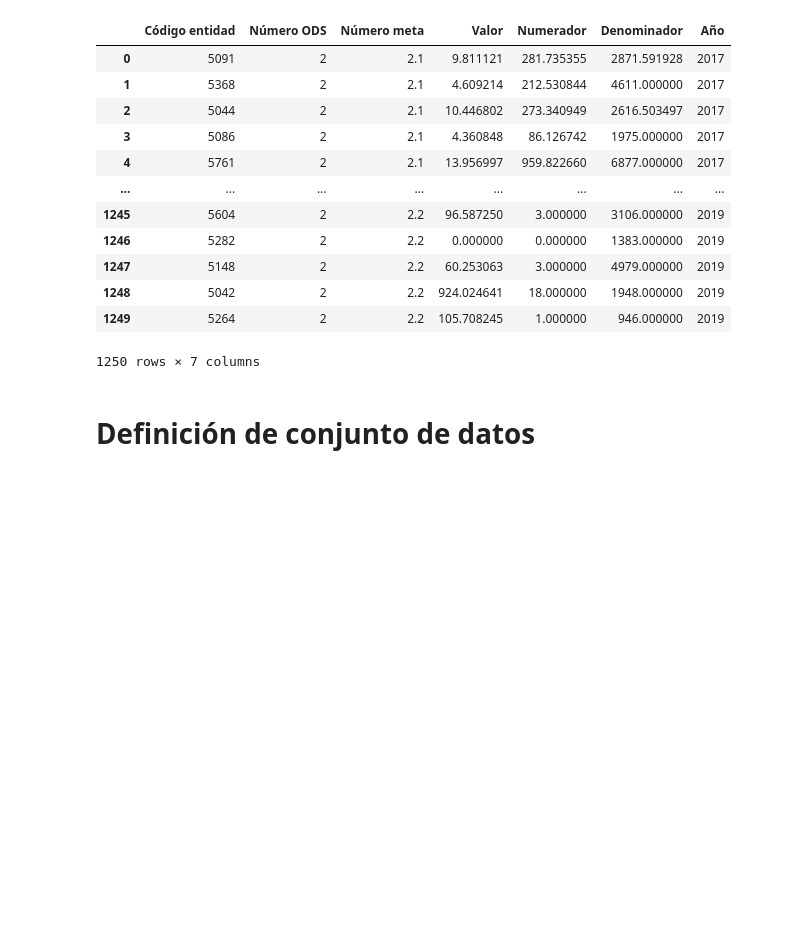
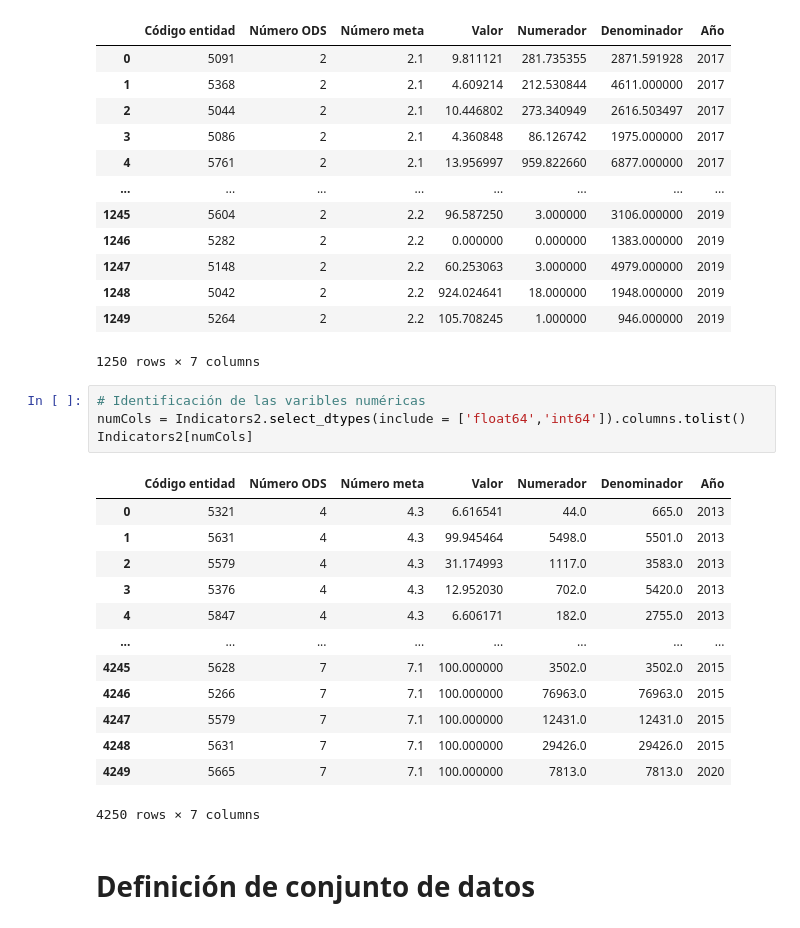
Before and after one commit to AlejandroGutie/SeminarioME03G04, a Jupyter notebook: Desnutrición_e_inseguridad_alimentaria.ipynb, the cells around one changed output. Saved outputs shown, nothing was run; the diff lists cells and outputs as text; blank space fills up the shorter version.

```diff
--- a/Desnutrición_e_inseguridad_alimentaria.ipynb
+++ b/Desnutrición_e_inseguridad_alimentaria.ipynb
@@ -123,6 +188,24 @@ Indicators[numCols]
 | 1248 | 5042 | 2 | 2.2 | 924.024641 | 18.000000 | 1948.000000 | 2019 |
 | 1249 | 5264 | 2 | 2.2 | 105.708245 | 1.000000 | 946.000000 | 2019 |
 1250 rows × 7 columns
+# %%
+# Identificación de las varibles numéricas
+numCols = Indicators2.select_dtypes(include = ['float64','int64']).columns.tolist()
+Indicators2[numCols]
+# %% [output]
+|  | Código entidad | Número ODS | Número meta | Valor | Numerador | Denominador | Año |
+| 0 | 5321 | 4 | 4.3 | 6.616541 | 44.0 | 665.0 | 2013 |
+| 1 | 5631 | 4 | 4.3 | 99.945464 | 5498.0 | 5501.0 | 2013 |
+| 2 | 5579 | 4 | 4.3 | 31.174993 | 1117.0 | 3583.0 | 2013 |
+| 3 | 5376 | 4 | 4.3 | 12.952030 | 702.0 | 5420.0 | 2013 |
+| 4 | 5847 | 4 | 4.3 | 6.606171 | 182.0 | 2755.0 | 2013 |
+| ... | ... | ... | ... | ... | ... | ... | ... |
+| 4245 | 5628 | 7 | 7.1 | 100.000000 | 3502.0 | 3502.0 | 2015 |
+| 4246 | 5266 | 7 | 7.1 | 100.000000 | 76963.0 | 76963.0 | 2015 |
+| 4247 | 5579 | 7 | 7.1 | 100.000000 | 12431.0 | 12431.0 | 2015 |
+| 4248 | 5631 | 7 | 7.1 | 100.000000 | 29426.0 | 29426.0 | 2015 |
+| 4249 | 5665 | 7 | 7.1 | 100.000000 | 7813.0 | 7813.0 | 2020 |
+4250 rows × 7 columns
 # %% [markdown]
 # Definición de conjunto de datos
 # %%
```
Also changed, not shown: parts of 6 cells of this notebook.
